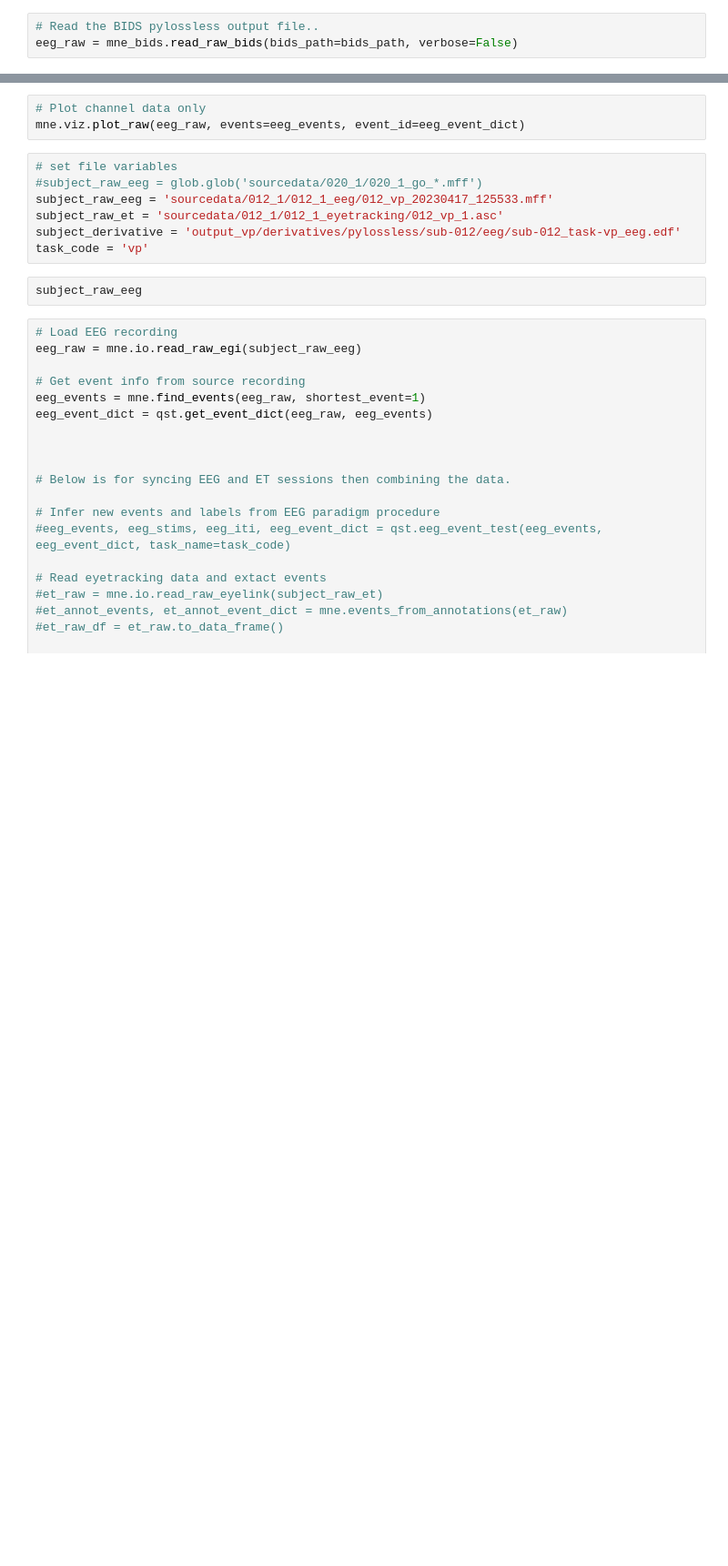
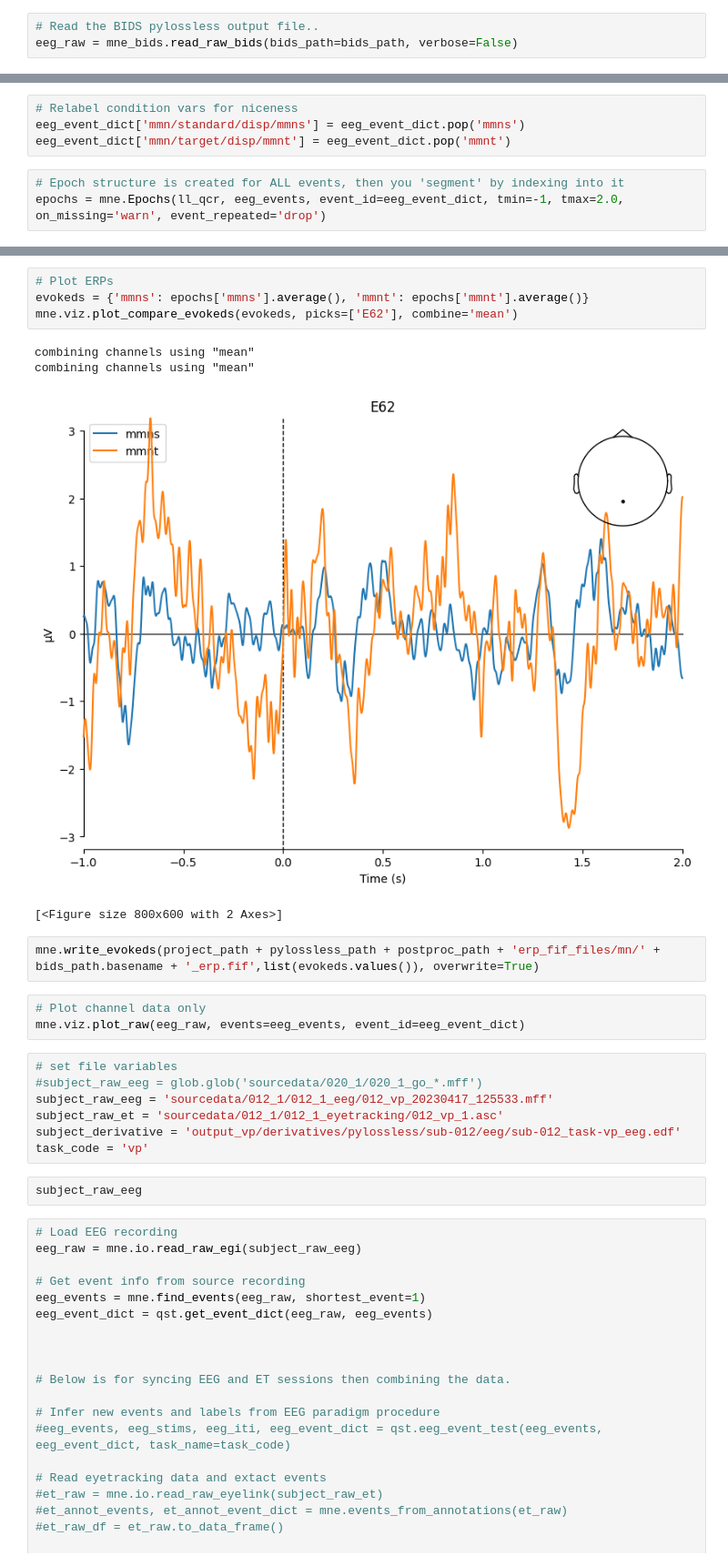
Before and after one commit to lina-usc/q1k_postproc_erp, a Jupyter notebook: single_sub_seg_mn.ipynb, the cells around one changed output, grey strips where cells are left out. Shown at 91% size. Cells and saved outputs as stored; diff of their text form; blank space fills up the shorter version.

```diff
--- a/single_sub_seg_mn.ipynb
+++ b/single_sub_seg_mn.ipynb
@@ -36,0 +131,7 @@ eeg_event_dict
+# %%
+# Relabel condition vars for niceness
+eeg_event_dict['mmn/standard/disp/mmns'] = eeg_event_dict.pop('mmns')
+eeg_event_dict['mmn/target/disp/mmnt'] = eeg_event_dict.pop('mmnt')
+# %%
+# Epoch structure is created for ALL events, then you 'segment' by indexing into it
+epochs = mne.Epochs(ll_qcr, eeg_events, event_id=eeg_event_dict, tmin=-1, tmax=2.0, on_missing='warn', event_repeated='drop')
@@ -37,3 +153,14 @@ eeg_event_dict
+# %%
+# Plot ERPs
+evokeds = {'mmns': epochs['mmns'].average(), 'mmnt': epochs['mmnt'].average()}
+mne.viz.plot_compare_evokeds(evokeds, picks=['E62'], combine='mean')
+# %% [output]
+combining channels using "mean"
+combining channels using "mean"
+[figure, added]
+[<Figure size 800x600 with 2 Axes>]
+# %%
+mne.write_evokeds(project_path + pylossless_path + postproc_path + 'erp_fif_files/mn/' + bids_path.basename + '_erp.fif',list(evokeds.values()), overwrite=True)
 # %%
 # Plot channel data only
 mne.viz.plot_raw(eeg_raw, events=eeg_events, event_id=eeg_event_dict)
```
Also changed, not shown: parts of 12 cells of this notebook, 1 other file.
